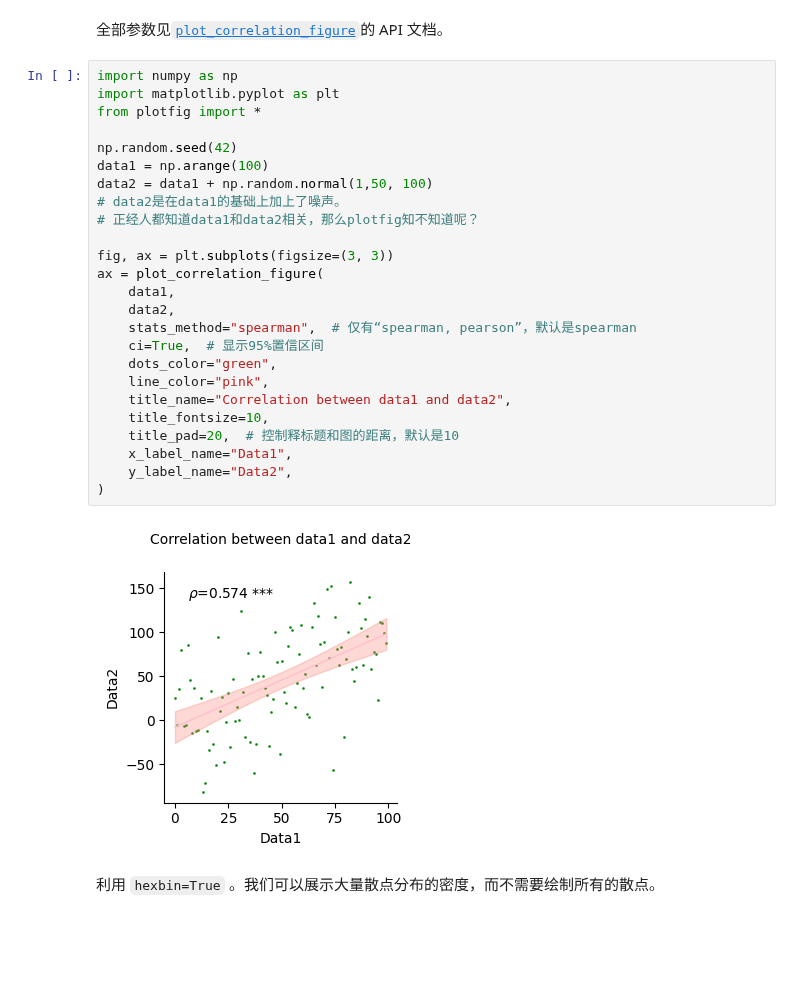
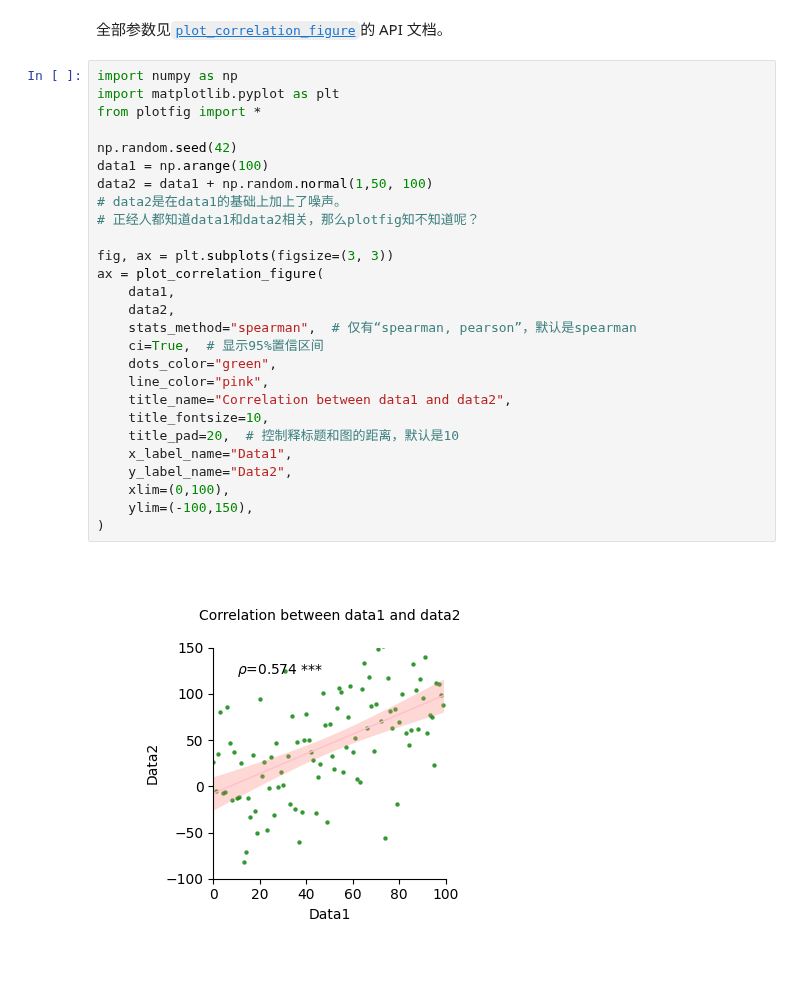
Before and after one commit to RicardoRyn/plotfig, a Jupyter notebook: notebooks/correlation.ipynb, the cells around one changed output. Drawn from its saved outputs; the diff is of its cells as text; blank space fills up the shorter version.

```diff
--- a/notebooks/correlation.ipynb
+++ b/notebooks/correlation.ipynb
@@ -32,29 +64,29 @@ ax = plot_correlation_figure(data1,data2)
 # %%
 import numpy as np
 import matplotlib.pyplot as plt
 from plotfig import *
 
 np.random.seed(42)
 data1 = np.arange(100)
 data2 = data1 + np.random.normal(1,50, 100)
 # data2是在data1的基础上加上了噪声。
 # 正经人都知道data1和data2相关，那么plotfig知不知道呢？
 
 fig, ax = plt.subplots(figsize=(3, 3))
 ax = plot_correlation_figure(
     data1,
     data2,
     stats_method="spearman",  # 仅有“spearman, pearson”，默认是spearman
     ci=True,  # 显示95%置信区间
     dots_color="green",
     line_color="pink",
     title_name="Correlation between data1 and data2",
     title_fontsize=10,
     title_pad=20,  # 控制释标题和图的距离，默认是10
     x_label_name="Data1",
     y_label_name="Data2",
+    xlim=(0,100),
+    ylim=(-100,150),
 )
 # %% [output]
-[figure, old version]
+[figure, new version]
-# %% [markdown]
-利用 `hexbin=True` 。我们可以展示大量散点分布的密度，而不需要绘制所有的散点。
```
Also changed, not shown: parts of 5 cells of this notebook, 10 other files.
